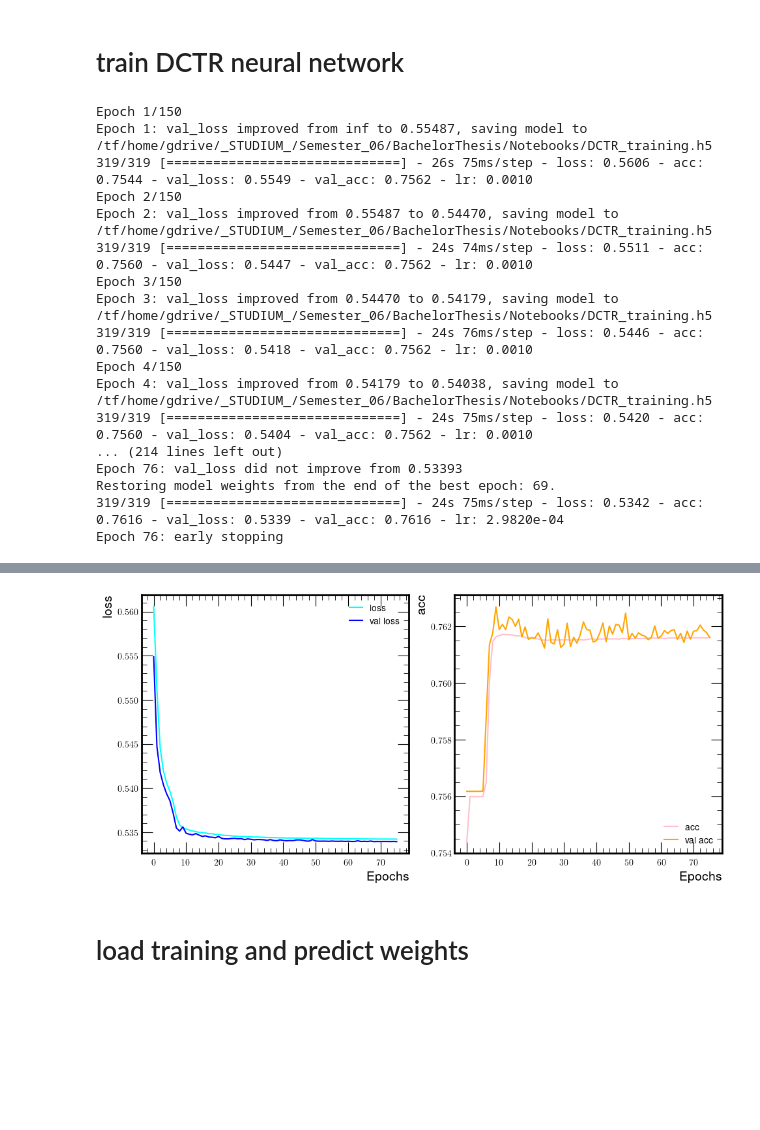
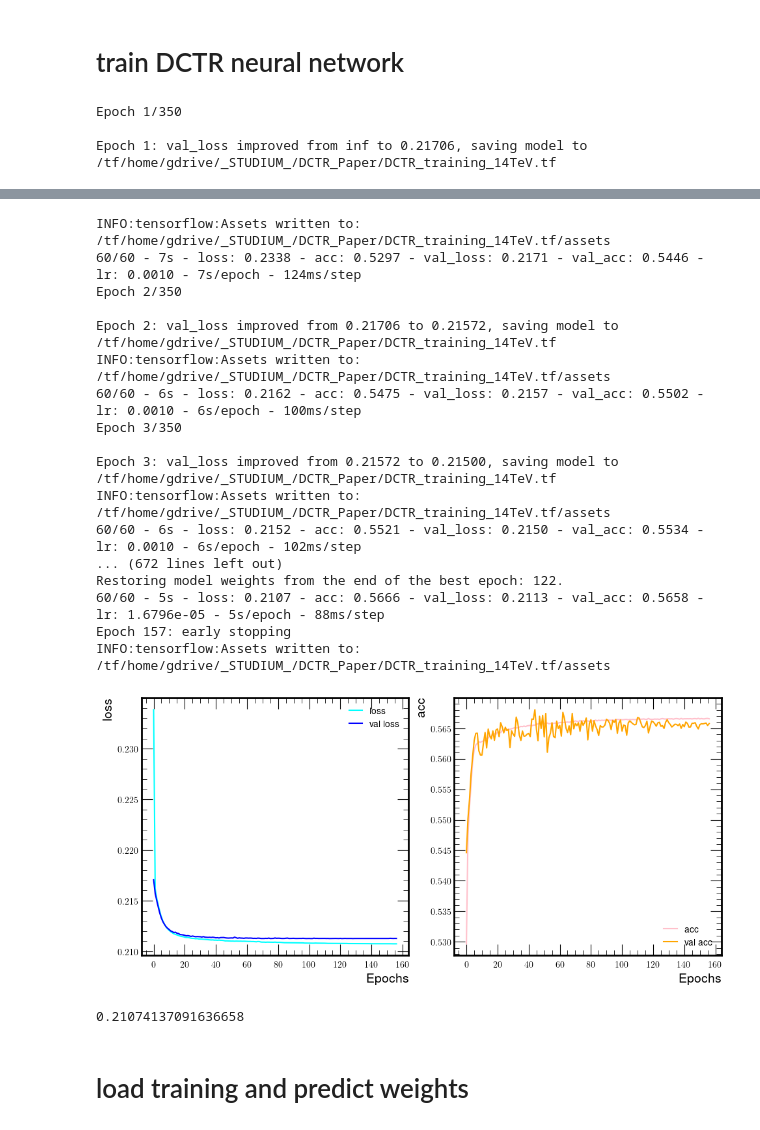
Before and after one commit to finnpuschmann/DCTR_FP, a Jupyter notebook: DCTR_notebook_OLD_14-to-13TeV.ipynb, the cells around one changed output, grey strips where cells are left out. Drawn from its saved outputs; the diff is of its cells as text; code cells hidden in the pictures; blank space fills up the shorter version.

```diff
--- a/DCTR_notebook_OLD_14-to-13TeV.ipynb
+++ b/DCTR_notebook_OLD_14-to-13TeV.ipynb
@@ -58,4 +52,10 @@ MiNNLO all particles X1.shape: (9553938, 3, 9)
 # %%
-# delete eta (pseudorpaidity) because neural network was too good at classifiying
+# delete extra observables not needed for training
+
+# delete Energy
+X0_nrm = np.delete(X0_nrm, 5, -1)
+X1_nrm = np.delete(X1_nrm, 5, -1)
+
+# delete eta (pseudorpaidity)
 X0_nrm = np.delete(X0_nrm, 4, -1)
 X1_nrm = np.delete(X1_nrm, 4, -1)
@@ -83,40 +82,25 @@ X_train, X_val, Y_train, Y_val, wgt_train, wgt_val = DCTR.prep_arrays(X0_nrm, X1
 
 # train DCTR neural network
 # %%
-# setup neural positive reweigher
-# default setup_nn() args:
-# input_dim=7, Phi_sizes = (100,100,128), F_sizes = (100,100,100),
-# loss = 'cce', foc_gamma=2, dropout=0.0, l2_reg=0.0, learning_rate=0.001,
-# patience=10, use_scheduler=True, monitor='val_loss', mode='min',
-# savePath=currentPath, saveLabel='DCTR_training', summary=False):
+# setup DCTR neural network
+''' default setup_nn() args:
+input_dim=5, Phi_sizes = (100,100,128), F_sizes = (100,100,100),
+loss = 'cce', dropout=0.0, l2_reg=0.0, Phi_acts='relu', F_acts='relu', output_act='softmax',
+learning_rate=0.001, patience=10, use_scheduler=True, monitor='val_loss', reduceLR = True,
+mode='min', savePath=currentPath, saveLabel='DCTR_training', summary=False, verbose = 2
+'''
 
-# suppots 'mse', 'focal' and 'cce' losses. default 'cce' is used if string isn't either 'mse' or 'focal'
-# returns neural network and callbacks
-
-dctr, callbacks = DCTR.setup_nn(input_dim=6, patience=10, saveLabel='DCTR_training')
+dctr, callbacks = DCTR.setup_nn(saveLabel='DCTR_training_14TeV', loss='mse', patience=35, learning_rate=0.001, use_scheduler=False)
 # %%
-# train neural network
-# train() necessary args:
-# dctr, callbacks, X_train, Y_train, X_val, Y_val
-# train() default args:
-# wgt_train=1.0, wgt_val=1.0, epochs=80, batch_size=8192, savePath=currentPath, saveLabel='DCTR_training'):
+# train DCTR neural network
+''' train() necessary args:
+dctr, callbacks, X_train, Y_train, X_val, Y_val
+default args:
+wgt_train=1.0, wgt_val=1.0, epochs=80, batch_size=8192, savePath=currentPath, saveLabel='DCTR_training', verbose = 2, plot=True
+'''
 
-DCTR.train(dctr, callbacks, X_train, Y_train, X_val, Y_val, wgt_train=wgt_train, wgt_val=wgt_val, epochs=500, batch_size=8192*32, saveLabel='DCTR_training')
+DCTR.train(dctr, callbacks, X_train, Y_train, X_val, Y_val, wgt_train=wgt_train, wgt_val=wgt_val, batch_size=8192*32, saveLabel='DCTR_training_14TeV', epochs=350)
 # %% [output]
-Epoch 1/150
-Epoch 1: val_loss improved from inf to 0.55487, saving model to /tf/home/gdrive/_STUDIUM_/Semester_06/BachelorThesis/Notebooks/DCTR_training.h5
-319/319 [==============================] - 26s 75ms/step - loss: 0.5606 - acc: 0.7544 - val_loss: 0.5549 - val_acc: 0.7562 - lr: 0.0010
-Epoch 2/150
-Epoch 2: val_loss improved from 0.55487 to 0.54470, saving model to /tf/home/gdrive/_STUDIUM_/Semester_06/BachelorThesis/Notebooks/DCTR_training.h5
-319/319 [==============================] - 24s 74ms/step - loss: 0.5511 - acc: 0.7560 - val_loss: 0.5447 - val_acc: 0.7562 - lr: 0.0010
-Epoch 3/150
-Epoch 3: val_loss improved from 0.54470 to 0.54179, saving model to /tf/home/gdrive/_STUDIUM_/Semester_06/BachelorThesis/Notebooks/DCTR_training.h5
-319/319 [==============================] - 24s 76ms/step - loss: 0.5446 - acc: 0.7560 - val_loss: 0.5418 - val_acc: 0.7562 - lr: 0.0010
-Epoch 4/150
-Epoch 4: val_loss improved from 0.54179 to 0.54038, saving model to /tf/home/gdrive/_STUDIUM_/Semester_06/BachelorThesis/Notebooks/DCTR_training.h5
-319/319 [==============================] - 24s 75ms/step - loss: 0.5420 - acc: 0.7560 - val_loss: 0.5404 - val_acc: 0.7562 - lr: 0.0010
-... (214 lines left out)
-Epoch 76: val_loss did not improve from 0.53393
-Restoring model weights from the end of the best epoch: 69.
-319/319 [==============================] - 24s 75ms/step - loss: 0.5342 - acc: 0.7616 - val_loss: 0.5339 - val_acc: 0.7616 - lr: 2.9820e-04
-Epoch 76: early stopping
+Epoch 1/350
+
+Epoch 1: val_loss improved from inf to 0.21706, saving model to /tf/home/gdrive/_STUDIUM_/DCTR_Paper/DCTR_training_14TeV.tf
@@ -123 +108,19 @@ Epoch 76: early stopping
+INFO:tensorflow:Assets written to: /tf/home/gdrive/_STUDIUM_/DCTR_Paper/DCTR_training_14TeV.tf/assets
+60/60 - 7s - loss: 0.2338 - acc: 0.5297 - val_loss: 0.2171 - val_acc: 0.5446 - lr: 0.0010 - 7s/epoch - 124ms/step
+Epoch 2/350
+
+Epoch 2: val_loss improved from 0.21706 to 0.21572, saving model to /tf/home/gdrive/_STUDIUM_/DCTR_Paper/DCTR_training_14TeV.tf
+INFO:tensorflow:Assets written to: /tf/home/gdrive/_STUDIUM_/DCTR_Paper/DCTR_training_14TeV.tf/assets
+60/60 - 6s - loss: 0.2162 - acc: 0.5475 - val_loss: 0.2157 - val_acc: 0.5502 - lr: 0.0010 - 6s/epoch - 100ms/step
+Epoch 3/350
+
+Epoch 3: val_loss improved from 0.21572 to 0.21500, saving model to /tf/home/gdrive/_STUDIUM_/DCTR_Paper/DCTR_training_14TeV.tf
+INFO:tensorflow:Assets written to: /tf/home/gdrive/_STUDIUM_/DCTR_Paper/DCTR_training_14TeV.tf/assets
+60/60 - 6s - loss: 0.2152 - acc: 0.5521 - val_loss: 0.2150 - val_acc: 0.5534 - lr: 0.0010 - 6s/epoch - 102ms/step
+... (672 lines left out)
+Restoring model weights from the end of the best epoch: 122.
+60/60 - 5s - loss: 0.2107 - acc: 0.5666 - val_loss: 0.2113 - val_acc: 0.5658 - lr: 1.6796e-05 - 5s/epoch - 88ms/step
+Epoch 157: early stopping
+INFO:tensorflow:Assets written to: /tf/home/gdrive/_STUDIUM_/DCTR_Paper/DCTR_training_14TeV.tf/assets
-[figure, old version]
+[figure, new version]
+0.21074137091636658
```
Also changed, not shown: parts of 17 cells of this notebook, 8 other files.
